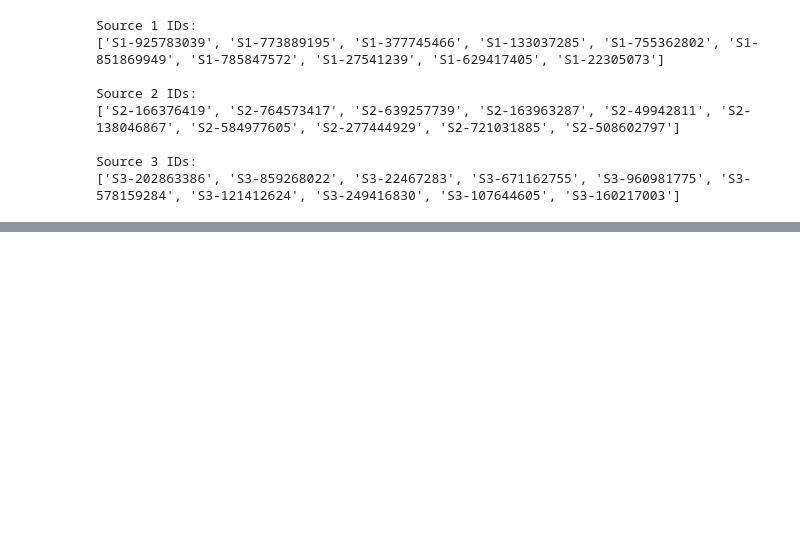
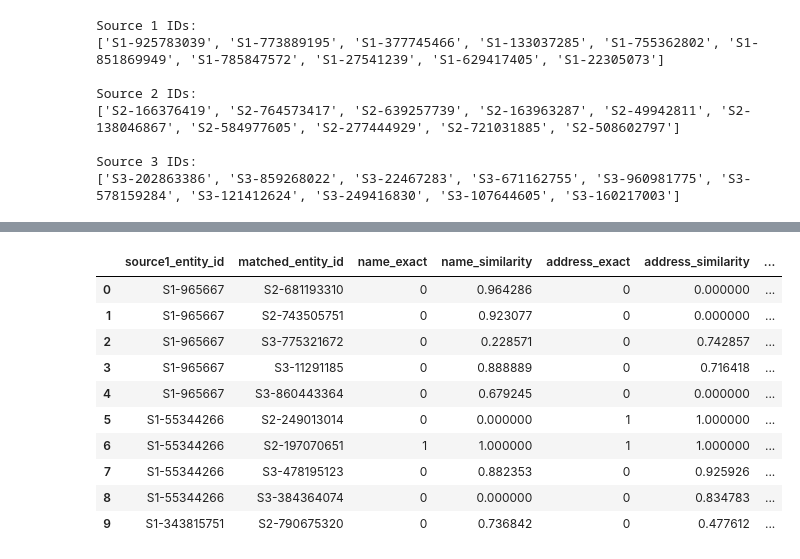
Before and after one commit to chasanth/Business-entity-resolution, a Jupyter notebook: eda.ipynb, the cells around one changed output, grey strips where cells are left out. Cells and saved outputs as stored; diff of their text form; code cells hidden in the pictures; blank space fills up the shorter version.

```diff
--- a/eda.ipynb
+++ b/eda.ipynb
@@ -149,0 +913,20 @@ Source 3 IDs:
+# %%
+# ==========================================
+# STEP 18: Load Positive Pairs
+# ==========================================
+
+import pandas as pd
+
+positive_pairs = pd.read_csv(
+    "positive_pairs.tsv",
+    sep="\t"
+)
+
+print("Positive pairs loaded successfully!")
+print("Shape:", positive_pairs.shape)
+
+print("\nColumns:")
+print(positive_pairs.columns.tolist())
+
+print("\nSample:")
+display(positive_pairs.head(10))
@@ -149,0 +1179,69 @@ Source 3 IDs:
+# %%
+# ==========================================
+# STEP 22: FEATURE GENERATION TEST
+# ==========================================
+
+def calculate_pair_features(s1_id, matched_id):
+
+    # Get Source 1 record
+    r1 = s1_lookup.loc[s1_id]
+
+    # Determine whether match is Source 2 or Source 3
+    if matched_id.startswith("S2-"):
+        r2 = s2_lookup.loc[matched_id]
+    elif matched_id.startswith("S3-"):
+        r2 = s3_lookup.loc[matched_id]
+    else:
+        return None
+
+    # Normalize fields
+    name1 = normalize_name(r1["business_name"])
+    name2 = normalize_name(r2["business_name"])
+
+    address1 = normalize_address(r1["business_address"])
+    address2 = normalize_address(r2["business_address"])
+
+    country1 = str(r1["country"]).lower().strip()
+    country2 = str(r2["country"]).lower().strip()
+
+    # Similarities
+    name_similarity = ratio(name1, name2) / 100
+    address_similarity = ratio(address1, address2) / 100
+
+    return {
+        "source1_entity_id": s1_id,
+        "matched_entity_id": matched_id,
+        "name_exact": int(name1 == name2 and name1 != ""),
+        "name_similarity": name_similarity,
+        "address_exact": int(address1 == address2 and address1 != ""),
+        "address_similarity": address_similarity,
+        "country_match": int(country1 == country2),
+        "label": 1
+    }
+
+
+# Test on first 10 positive pairs
+test_features = []
+
+for _, row in positive_pairs.head(10).iterrows():
+    features = calculate_pair_features(
+        row["source1_entity_id"],
+        row["matched_entity_id"]
+    )
+    test_features.append(features)
+
+test_features_df = pd.DataFrame(test_features)
+
+display(test_features_df)
+# %% [output]
+|  | source1_entity_id | matched_entity_id | name_exact | name_similarity | address_exact | address_similarity | ... |
+| 0 | S1-965667 | S2-681193310 | 0 | 0.964286 | 0 | 0.000000 | ... |
+| 1 | S1-965667 | S2-743505751 | 0 | 0.923077 | 0 | 0.000000 | ... |
+| 2 | S1-965667 | S3-775321672 | 0 | 0.228571 | 0 | 0.742857 | ... |
+| 3 | S1-965667 | S3-11291185 | 0 | 0.888889 | 0 | 0.716418 | ... |
+| 4 | S1-965667 | S3-860443364 | 0 | 0.679245 | 0 | 0.000000 | ... |
+| 5 | S1-55344266 | S2-249013014 | 0 | 0.000000 | 1 | 1.000000 | ... |
+| 6 | S1-55344266 | S2-197070651 | 1 | 1.000000 | 1 | 1.000000 | ... |
+| 7 | S1-55344266 | S3-478195123 | 0 | 0.882353 | 0 | 0.925926 | ... |
+| 8 | S1-55344266 | S3-384364074 | 0 | 0.000000 | 0 | 0.834783 | ... |
+| 9 | S1-343815751 | S2-790675320 | 0 | 0.736842 | 0 | 0.477612 | ... |
```
Also changed, not shown: parts of 49 cells of this notebook, 2 other files.
